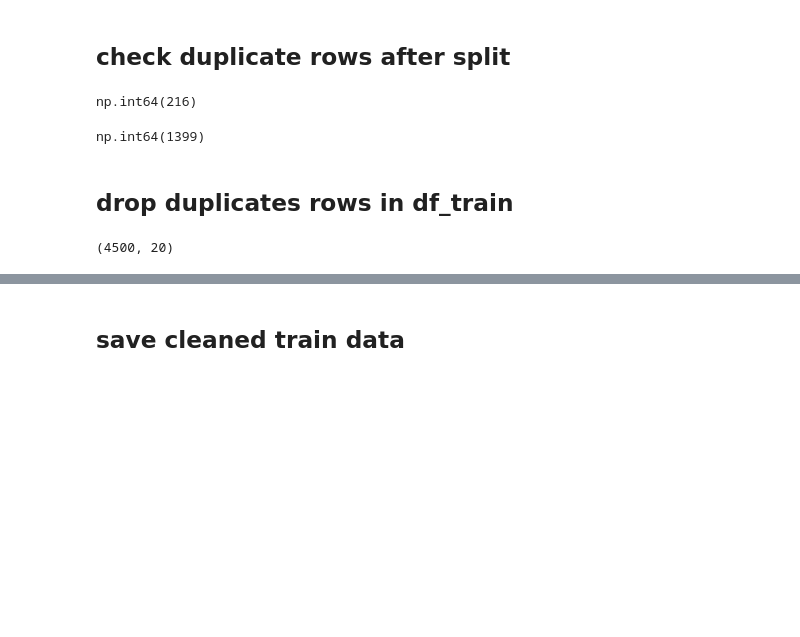
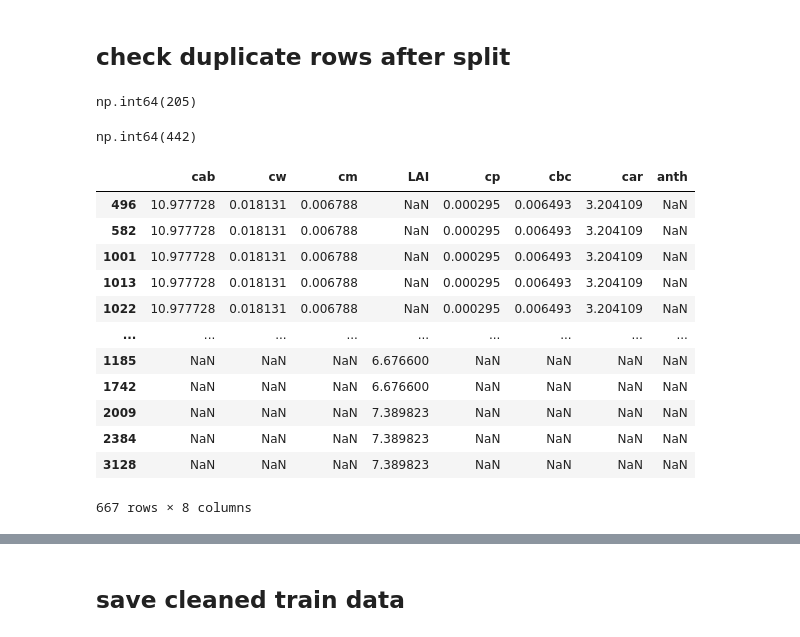
Before and after one commit to s-shivanand/cropspectai, a Jupyter notebook: notebooks/04_data_cleaning_downsampled.ipynb, the cells around one changed output, grey strips where cells are left out. Drawn from its saved outputs; the diff is of its cells as text; code cells hidden in the pictures; blank space fills up the shorter version.

```diff
--- a/notebooks/data_exploration_downsampled.ipynb
+++ b/notebooks/04_data_cleaning_downsampled.ipynb
@@ -102,0 +101,2 @@ X_train, y_train = split_dataset_into_X_y(df_train)
+# %%
+df_train = preprocessing.drop_duplicates(df_train).copy()
@@ -103,12 +112,12 @@ X_train, y_train = split_dataset_into_X_y(df_train)
 # %% [markdown]
 ## check duplicate rows after split
+# %%
+X_train, y_train = preprocessing.split_dataset_into_X_y(df_train)
 # %%
 X_train.duplicated().sum()
 # %% [output]
-np.int64(216)
+np.int64(205)
 # %%
 y_train.duplicated().sum()
 # %% [output]
-np.int64(1399)
+np.int64(442)
-# %% [markdown]
-## drop duplicates rows in df_train
@@ -117,4 +124,16 @@ df_train = df_train.drop_duplicates()
-# %%
-df_train.shape
-# %% [output]
-(4500, 20)
+# %%
+y_train[y_train.duplicated(keep=False)].sort_values(by=y_train.columns.tolist())
+# %% [output]
+|  | cab | cw | cm | LAI | cp | cbc | car | anth |
+| 496 | 10.977728 | 0.018131 | 0.006788 | NaN | 0.000295 | 0.006493 | 3.204109 | NaN |
+| 582 | 10.977728 | 0.018131 | 0.006788 | NaN | 0.000295 | 0.006493 | 3.204109 | NaN |
+| 1001 | 10.977728 | 0.018131 | 0.006788 | NaN | 0.000295 | 0.006493 | 3.204109 | NaN |
+| 1013 | 10.977728 | 0.018131 | 0.006788 | NaN | 0.000295 | 0.006493 | 3.204109 | NaN |
+| 1022 | 10.977728 | 0.018131 | 0.006788 | NaN | 0.000295 | 0.006493 | 3.204109 | NaN |
+| ... | ... | ... | ... | ... | ... | ... | ... | ... |
+| 1185 | NaN | NaN | NaN | 6.676600 | NaN | NaN | NaN | NaN |
+| 1742 | NaN | NaN | NaN | 6.676600 | NaN | NaN | NaN | NaN |
+| 2009 | NaN | NaN | NaN | 7.389823 | NaN | NaN | NaN | NaN |
+| 2384 | NaN | NaN | NaN | 7.389823 | NaN | NaN | NaN | NaN |
+| 3128 | NaN | NaN | NaN | 7.389823 | NaN | NaN | NaN | NaN |
+667 rows × 8 columns
```
Also changed, not shown: parts of 17 cells of this notebook, 16 other files.
